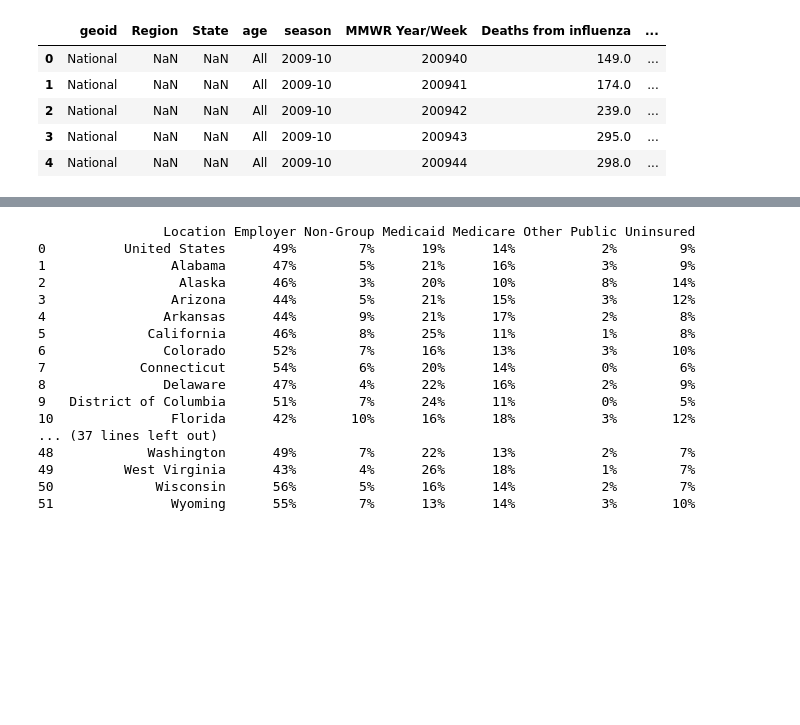
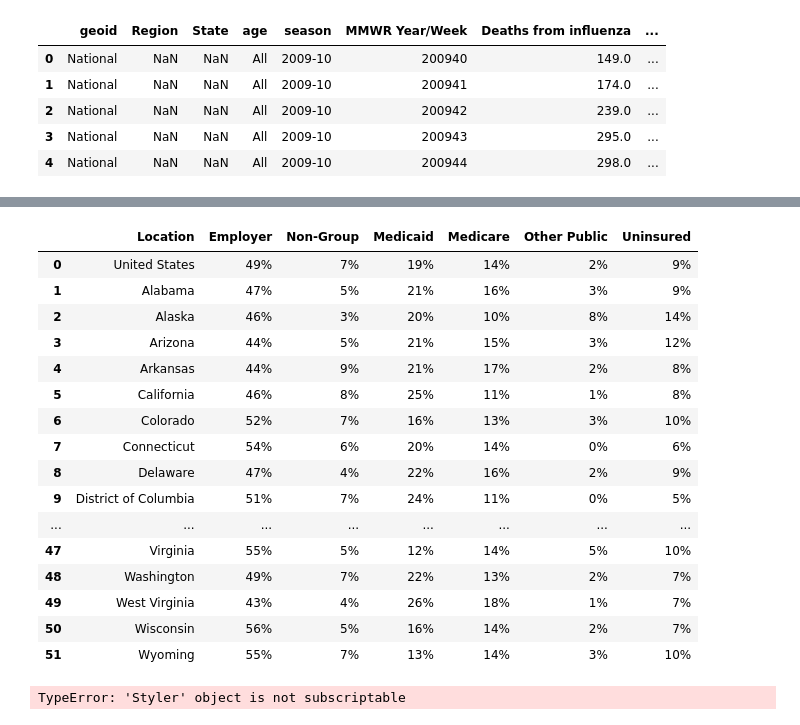
Before and after one commit to siven91/DataScienceProject1, a Jupyter notebook: AnotherDayAnotherData.ipynb, the cells around one changed output, grey strips where cells are left out. Cells and saved outputs as stored; diff of their text form; code cells hidden in the pictures; blank space fills up the shorter version.

Commit message:
converted to data frame

```diff
--- a/AnotherDayAnotherData.ipynb
+++ b/AnotherDayAnotherData.ipynb
@@ -119,38 +122,62 @@ Name: All Deaths, dtype: float64
 # %%
 # Edit the data so that it appears as percentages
 # Drop the total column
-Drop_total_df = insuranceFile_df.drop(['Total'], axis=1)
+Drop_total_df = pd.DataFrame(insuranceFile_df.drop(['Total'], axis=1))
+
+Drop_total_df
+
 Drop_total_df = Drop_total_df.drop(Drop_total_df.index[52:78])
 # Replace Null with 0
 drop_null_df = Drop_total_df.fillna(0)
 
-# Convert floats to percentages
-output_df = drop_null_df.to_string(formatters={
-    'Employer': '{:,.0%}'.format,
-    'Non-Group': '{:,.0%}'.format,
-    'Medicaid': '{:,.0%}'.format,
-    'Medicare': '{:,.0%}'.format,
+drop_null_df.style.format({
+   'Employer': '{:,.0%}'.format,
+   'Non-Group': '{:,.0%}'.format,
+   'Medicaid': '{:,.0%}'.format,
+    'Medicare':'{:,.0%}'.format,
     'Other Public': '{:,.0%}'.format,
-    'Uninsured': '{:,.0%}'.format
+    'Uninsured':'{:,.0%}'.format
 })
-
-# Check the format of the data
-print(output_df)
 # %% [output]
-                Location Employer Non-Group Medicaid Medicare Other Public Uninsured
-0          United States      49%        7%      19%      14%           2%        9%
-1                Alabama      47%        5%      21%      16%           3%        9%
-2                 Alaska      46%        3%      20%      10%           8%       14%
-3                Arizona      44%        5%      21%      15%           3%       12%
-4               Arkansas      44%        9%      21%      17%           2%        8%
-5             California      46%        8%      25%      11%           1%        8%
-6               Colorado      52%        7%      16%      13%           3%       10%
-7            Connecticut      54%        6%      20%      14%           0%        6%
-8               Delaware      47%        4%      22%      16%           2%        9%
-9   District of Columbia      51%        7%      24%      11%           0%        5%
-10               Florida      42%       10%      16%      18%           3%       12%
-... (37 lines left out)
-48            Washington      49%        7%      22%      13%           2%        7%
-49         West Virginia      43%        4%      26%      18%           1%        7%
-50             Wisconsin      56%        5%      16%      14%           2%        7%
-51               Wyoming      55%        7%      13%      14%           3%       10%
+|  | Location | Employer | Non-Group | Medicaid | Medicare | Other Public | Uninsured |
+| 0 | United States | 49% | 7% | 19% | 14% | 2% | 9% |
+| 1 | Alabama | 47% | 5% | 21% | 16% | 3% | 9% |
+| 2 | Alaska | 46% | 3% | 20% | 10% | 8% | 14% |
+| 3 | Arizona | 44% | 5% | 21% | 15% | 3% | 12% |
+| 4 | Arkansas | 44% | 9% | 21% | 17% | 2% | 8% |
+| 5 | California | 46% | 8% | 25% | 11% | 1% | 8% |
+| 6 | Colorado | 52% | 7% | 16% | 13% | 3% | 10% |
+| 7 | Connecticut | 54% | 6% | 20% | 14% | 0% | 6% |
+| 8 | Delaware | 47% | 4% | 22% | 16% | 2% | 9% |
+| 9 | District of Columbia | 51% | 7% | 24% | 11% | 0% | 5% |
+| ... | ... | ... | ... | ... | ... | ... | ... |
+| 47 | Virginia | 55% | 5% | 12% | 14% | 5% | 10% |
+| 48 | Washington | 49% | 7% | 22% | 13% | 2% | 7% |
+| 49 | West Virginia | 43% | 4% | 26% | 18% | 1% | 7% |
+| 50 | Wisconsin | 56% | 5% | 16% | 14% | 2% | 7% |
+| 51 | Wyoming | 55% | 7% | 13% | 14% | 3% | 10% |
+# %%
+xaxis=Insurance_1["Location"]
+yaxis=Insurance_1["Uninsured"]
+
+plt.bar(xaxis,yaxis, align='center', width=.5)
+plt.xticks(rotation=90)
+
+# Get current size
+fig_size = plt.rcParams["figure.figsize"]
+
+
+print("Current size:", fig_size)
+
+# # Set figure width to 12 and height to 9
+fig_size[0] = 24
+fig_size[1] = 9
+plt.rcParams["figure.figsize"] = fig_size
+print(" size is now:", fig_size)
+
+plt.ylabel('Percent Uninsured')
+plt.xlabel('States')
+
+plt.show()
+# %% [output]
+TypeError: 'Styler' object is not subscriptable
```
Also changed, not shown: parts of 2 cells of this notebook.
